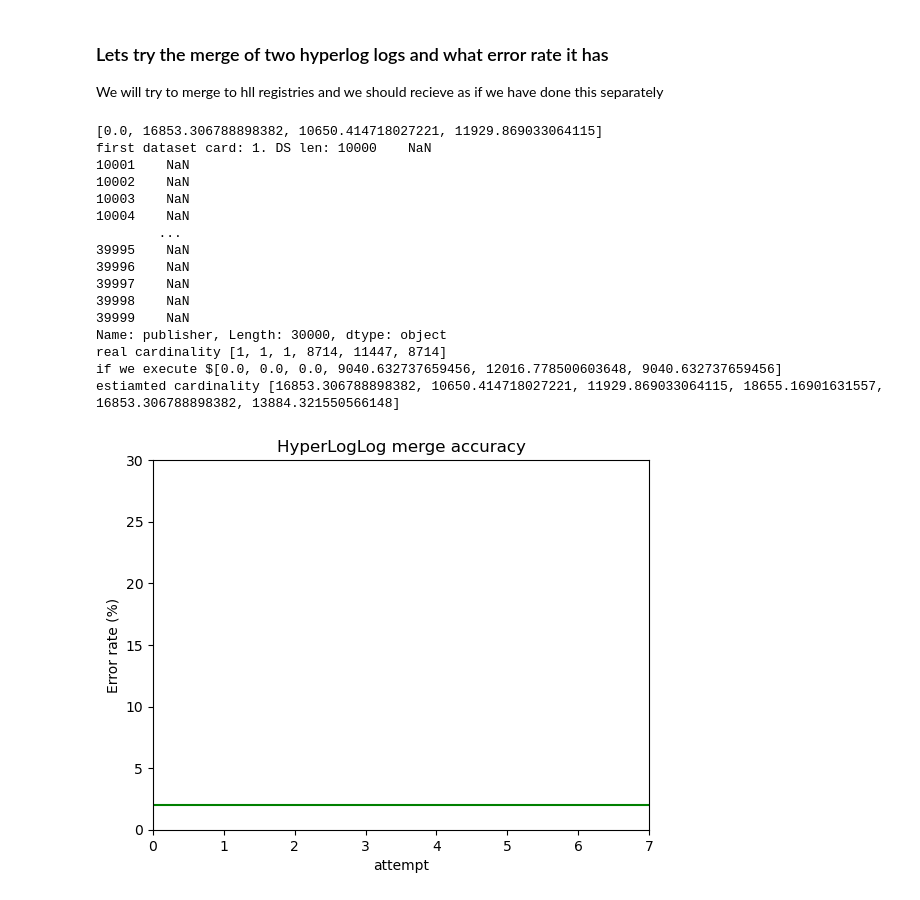
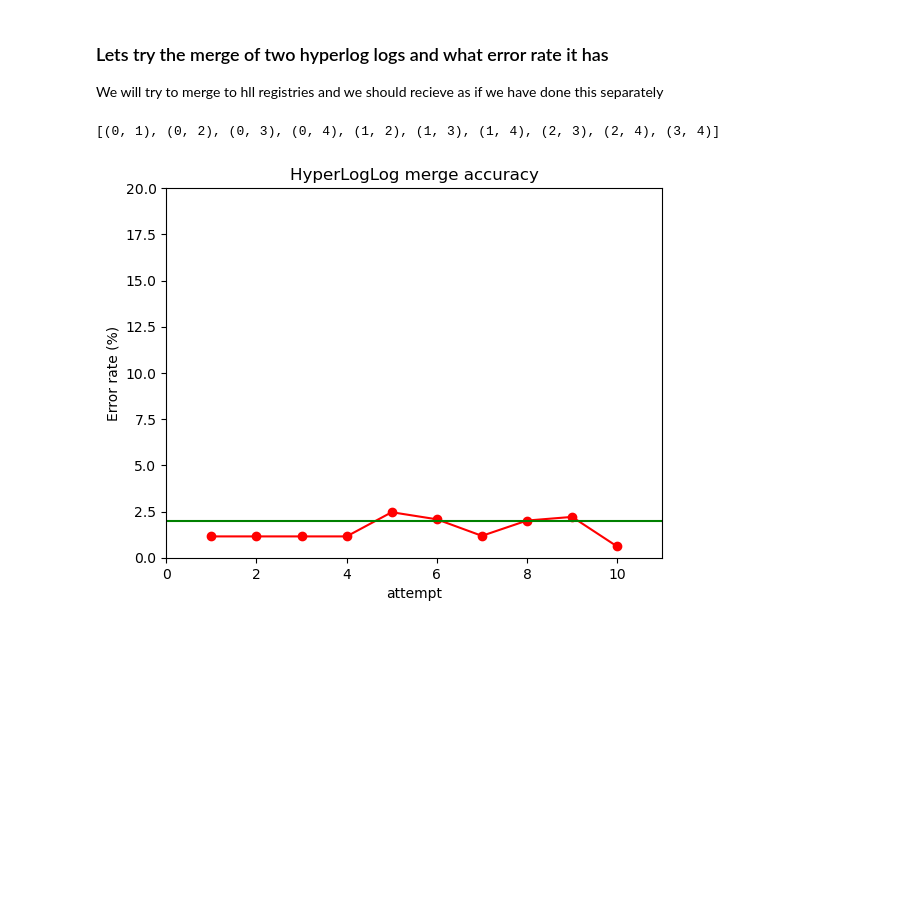
Before and after one commit to svetoslavpetkov/math-concepts-for-developers, a Jupyter notebook: 99 couse project/HyperLogLog.ipynb, the cells around one changed output. Saved outputs shown, nothing was run; the diff lists cells and outputs as text; code cells hidden in the pictures; blank space fills up the shorter version.

```diff
--- a/99 couse project/HyperLogLog.ipynb
+++ b/99 couse project/HyperLogLog.ipynb
@@ -157,15 +157,18 @@ $$ (m_1 \oplus m_2 ) \oplus m_3 = m_1 \oplus ( m_2 \oplus m_3 ) $$
 We will use a public datasource to observe how error rate changes based on chane of $p$, where $m = 2 ^p$. The theory tells us we have tipycal error rate of 2%
 # %%
 steam_games = pd.read_csv('data/steam-games.csv')
-steam_publishers = steam_games['publisher']
+steam_publishers = steam_games['publisher'].to_numpy(na_value='no value')
+
+def get_error_rate(estiamtedCount, realCount):
+    return np.abs(estiamtedCount - realCount) * 100 / realCount
+
+def plot_error_rates(title, x_label, y_label, x_values, y_values ):
+    pass
 
 steam_publishers_distinct_count = len(set(steam_publishers))
 
 pValues = range(4, 17)
 hlls = [HyperLogLog(p) for p in pValues ]
-
-def get_error_rate(estiamtedCount, realCount):
-    return np.abs(estiamtedCount - realCount) * 100 / realCount
 
 for value in steam_publishers:
     if isinstance(value, str):
@@ -174,8 +177,6 @@ for value in steam_publishers:
 
 error_rates_in_percent = [ get_error_rate(hll.count(), steam_publishers_distinct_count)  for hll in hlls]
 
-error_rates_in_percent
-
 plt.title("HyperLogLog accuracy based on p")
 plt.plot(pValues, error_rates_in_percent, c = "red")
 plt.scatter(pValues, error_rates_in_percent, c = "red")
@@ -232,58 +233,37 @@ We will try to merge to hll registries and we should recieve as if we have done
 # %%
 def get_merged_cardinality(hll1, hll2):
     # We intentionally create new HLL object, not to modify the original ones
     newHLL = HyperLogLog( p = 10, reg=hll1.reg)
     newHLL.merge(hll2)
     return newHLL.count()
 
-chunked_datasets = [
-    steam_publishers[5000:3000],
-    steam_publishers[10000:40000],
-    steam_publishers[5000:25000],
-    steam_publishers[10000:30000],
-]
+chunks_count = 5
+
+chunked_datasets = [ steam_publishers[::step] for step in range(1, chunks_count +1)]
 
 hll_for_merge =  [ get_hll_obj(dataset) for dataset in chunked_datasets ]
-print([ hll.count() for hll in hll_for_merge])
 
-dataset_indexes_to_merge = [ [0,1], [0,2] , [0, 3], [1,2], [1,3], [2,3]  ]
-merged_datasets = [ chunked_datasets[indexes[0]] + chunked_datasets[indexes[1]] for indexes in dataset_indexes_to_merge ]
-print(f'first dataset card: {len(set(merged_datasets[0]))}. DS len: {merged_datasets[0]}')
+dataset_indexes_to_merge = list(itertools.combinations(range(chunks_count), 2))
+
+print(dataset_indexes_to_merge)
+merged_datasets = [ np.concatenate((chunked_datasets[indexes[0]],chunked_datasets[indexes[1]])) for indexes in dataset_indexes_to_merge ]
 merged_real_cardinality = [ len(set(dataset))  for dataset in merged_datasets ]
 merged_estimatd_cardinality = [ get_merged_cardinality(hll_for_merge[indexes[0]], hll_for_merge[indexes[1]]) for indexes in dataset_indexes_to_merge ]
 estiamted_cardinality_on_the_whole = [estimate_cardinality(dataset) for dataset in merged_datasets ]
-print(f'real cardinality {merged_real_cardinality}')
-print(f'if we execute ${estiamted_cardinality_on_the_whole}')
-print(f'estiamted cardinality {merged_estimatd_cardinality}')
 merged_error_rate = [ get_error_rate(estimmated, real) for (real, estimmated) in zip(merged_real_cardinality, merged_estimatd_cardinality) ]
 
-merged_x = np.array(range(len(dataset_indexes_to_merge))) + 1
+merged_x = range(1 ,len(dataset_indexes_to_merge) + 1)
 
 
 plt.title("HyperLogLog merge accuracy")
 plt.plot(merged_x, merged_error_rate, c = "red")
 plt.scatter(merged_x, merged_error_rate, c = "red")
 plt.hlines(2.0, xmin=0 , xmax = np.max(merged_x) + 1, colors="green")
 plt.xlim([0, np.max(merged_x) + 1])
-plt.ylim([0, 30])
+plt.ylim([0, 20])
 plt.xlabel("attempt")
 plt.ylabel("Error rate (%)")
 plt.show()
 # %% [output]
-[0.0, 16853.306788898382, 10650.414718027221, 11929.869033064115]
-first dataset card: 1. DS len: 10000    NaN
-10001    NaN
-10002    NaN
-10003    NaN
-10004    NaN
-        ...
-39995    NaN
-39996    NaN
-39997    NaN
-39998    NaN
-39999    NaN
-Name: publisher, Length: 30000, dtype: object
-real cardinality [1, 1, 1, 8714, 11447, 8714]
-if we execute $[0.0, 0.0, 0.0, 9040.632737659456, 12016.778500603648, 9040.632737659456]
-estiamted cardinality [16853.306788898382, 10650.414718027221, 11929.869033064115, 18655.16901631557, 16853.306788898382, 13884.321550566148]
+[(0, 1), (0, 2), (0, 3), (0, 4), (1, 2), (1, 3), (1, 4), (2, 3), (2, 4), (3, 4)]
-[figure, old version]
+[figure, new version]
```
Also changed, not shown: parts of 3 cells of this notebook.
